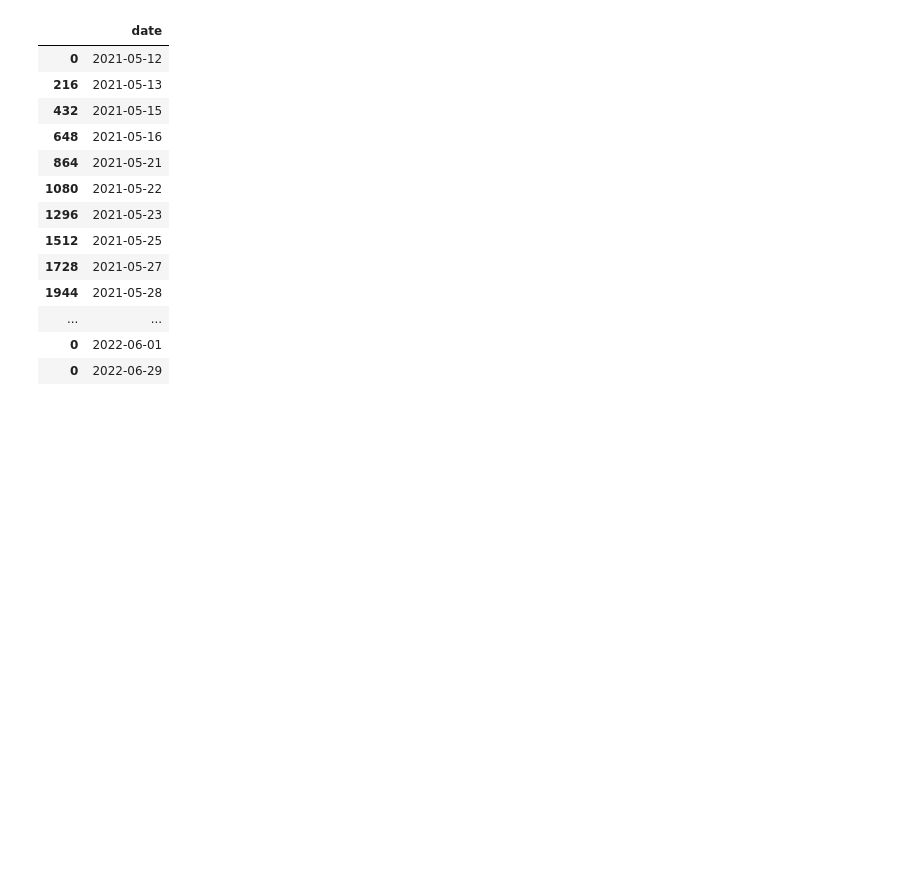
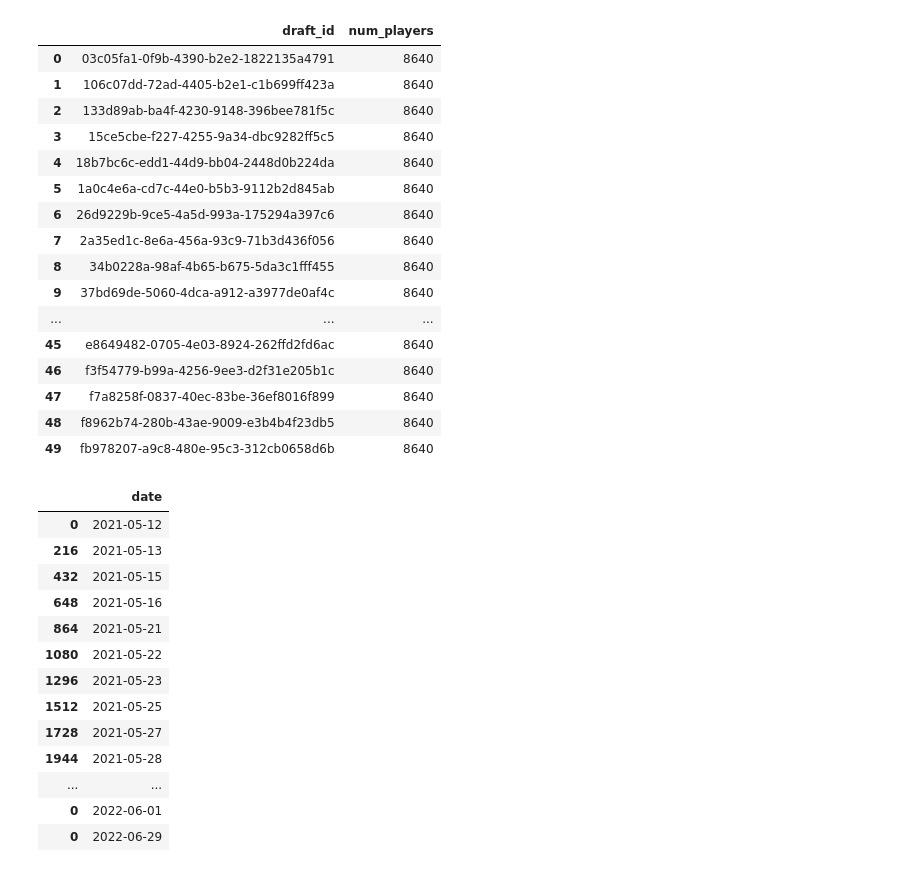
Before and after one commit to ConnorDeLong/Underdog-FF-Draft-Prediction, a Jupyter notebook: UD_draft_model/data_prep.ipynb, the cells around one changed output. Cells and saved outputs as stored; diff of their text form; code cells hidden in the pictures; blank space fills up the shorter version.

```diff
--- a/UD_draft_model/data_prep.ipynb
+++ b/UD_draft_model/data_prep.ipynb
@@ -461,3 +558,26 @@ df_draft
+# %%
+_df = df.loc[df['draft_year'] == 2022]
+df_g = _df.groupby('draft_id').size().to_frame('num_players').reset_index()
+
+df_g
+# %% [output]
+|  | draft_id | num_players |
+| 0 | 03c05fa1-0f9b-4390-b2e2-1822135a4791 | 8640 |
+| 1 | 106c07dd-72ad-4405-b2e1-c1b699ff423a | 8640 |
+| 2 | 133d89ab-ba4f-4230-9148-396bee781f5c | 8640 |
+| 3 | 15ce5cbe-f227-4255-9a34-dbc9282ff5c5 | 8640 |
+| 4 | 18b7bc6c-edd1-44d9-bb04-2448d0b224da | 8640 |
+| 5 | 1a0c4e6a-cd7c-44e0-b5b3-9112b2d845ab | 8640 |
+| 6 | 26d9229b-9ce5-4a5d-993a-175294a397c6 | 8640 |
+| 7 | 2a35ed1c-8e6a-456a-93c9-71b3d436f056 | 8640 |
+| 8 | 34b0228a-98af-4b65-b675-5da3c1fff455 | 8640 |
+| 9 | 37bd69de-5060-4dca-a912-a3977de0af4c | 8640 |
+| ... | ... | ... |
+| 45 | e8649482-0705-4e03-8924-262ffd2fd6ac | 8640 |
+| 46 | f3f54779-b99a-4256-9ee3-d2f31e205b1c | 8640 |
+| 47 | f7a8258f-0837-40ec-83be-36ef8016f899 | 8640 |
+| 48 | f8962b74-280b-43ae-9009-e3b4b4f23db5 | 8640 |
+| 49 | fb978207-a9c8-480e-95c3-312cb0658d6b | 8640 |
 # %%
 # df_ranks.loc[df_ranks['date'] == '2021-08-24']
 df = df_ranks.loc[df_ranks['year'] == 2021]
```
Also changed, not shown: parts of 10 cells of this notebook, 6 other files.
